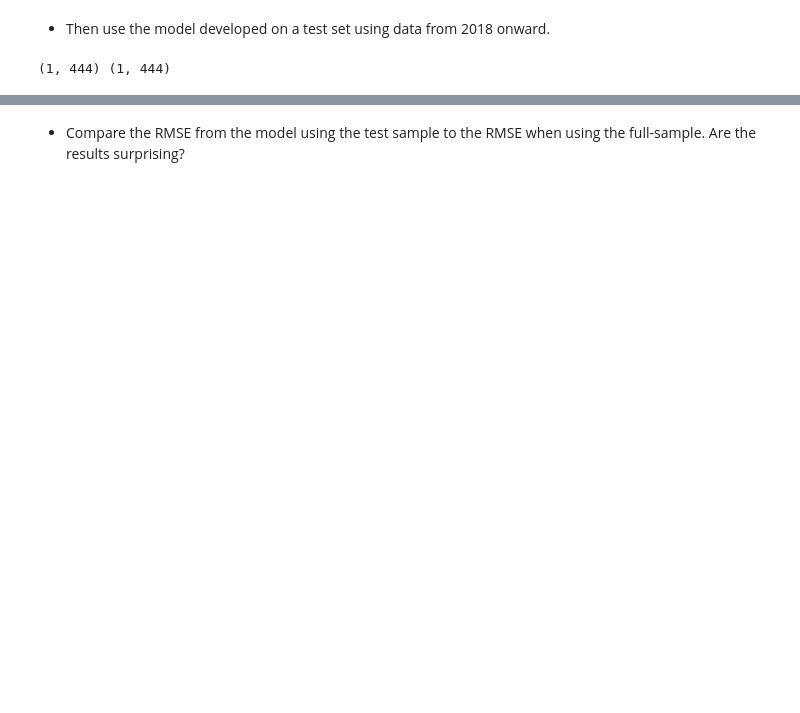
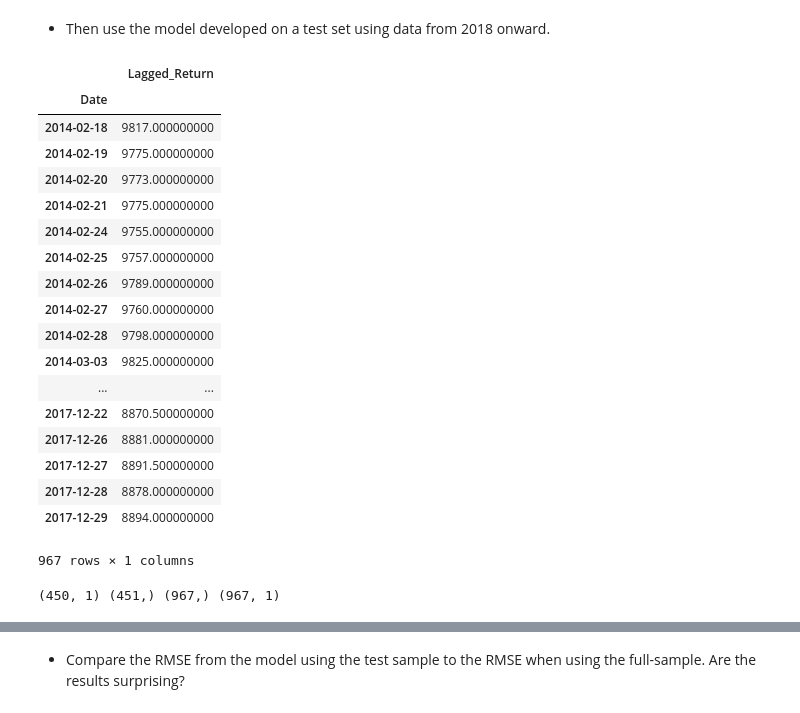
Before and after one commit to stragitech/Yen_Futures, a Jupyter notebook: time_series_analysis.ipynb, the cells around one changed output, grey strips where cells are left out. Drawn from its saved outputs; the diff is of its cells as text; code cells hidden in the pictures; blank space fills up the shorter version.

```diff
--- a/time_series_analysis.ipynb
+++ b/time_series_analysis.ipynb
@@ -571,11 +573,32 @@ Test set covers from  2018-01-02 00:00:00  to  2019-10-09 00:00:00
 # %%
 # Create four dataframes:
 # X_train (training set using just the independent variables), X_test (test set of of just the independent variables)
 # Y_train (training set using just the "y" variable, i.e., "Futures Return"), Y_test (test set of just the "y" variable):
-X_train = train.Lagged_Return.values.reshape(1, -1)
-y_train = train.Futures_Return.values.reshape(1, -1)
-X_test = test.Lagged_Return.values.reshape(1, -1)
-y_test = test.Futures_Return.values.reshape(1, -1)
+X_train = train.Lagged_Return.to_frame()
+y_train = train.Futures_Return
+X_test = test.Lagged_Return.to_frame()
+y_test = test.Futures_Return
+X_train
+# %% [output]
+|  | Lagged_Return |
+| Date |  |
+| 2014-02-18 | 9817.000000000 |
+| 2014-02-19 | 9775.000000000 |
+| 2014-02-20 | 9773.000000000 |
+| 2014-02-21 | 9775.000000000 |
+| 2014-02-24 | 9755.000000000 |
+| 2014-02-25 | 9757.000000000 |
+| 2014-02-26 | 9789.000000000 |
+| 2014-02-27 | 9760.000000000 |
+| 2014-02-28 | 9798.000000000 |
+| 2014-03-03 | 9825.000000000 |
+| ... | ... |
+| 2017-12-22 | 8870.500000000 |
+| 2017-12-26 | 8881.000000000 |
+| 2017-12-27 | 8891.500000000 |
+| 2017-12-28 | 8878.000000000 |
+| 2017-12-29 | 8894.000000000 |
+967 rows × 1 columns
 # %%
 # Fit a SKLearn linear regression using  just the training set (X_train, Y_train):
 lin_reg = LinearRegression()
@@ -586,17 +609,17 @@ lin_reg.fit(X_train, y_train)
 #lin_reg.score(X_test, y_test, sample_weight=None)
 
 # And make a prediction of "y" values for just the test dataset
-#predictions = model.predict(X)
+predictions = lin_reg.predict(X_test)
 
 # Assemble actual y data (Y_test) with predicted y data (from just above) into two columns in a dataframe:
-#Results = y_test.to_frame()
-#Results["Predicted_Return"] = predictions
+Results = y_test
+Results["Predicted_Return"] = predictions
 X_test.shape
 #y_train.shape
 #X_train.shape
 #y_test.shape
-print(X_test.shape,y_test.shape)
+print(X_test.shape,y_test.shape,y_train.shape,X_train.shape)
 # %% [output]
-(1, 444) (1, 444)
+(450, 1) (451,) (967,) (967, 1)
 # %%
 Results.head()
```
Also changed, not shown: parts of 23 cells of this notebook.
